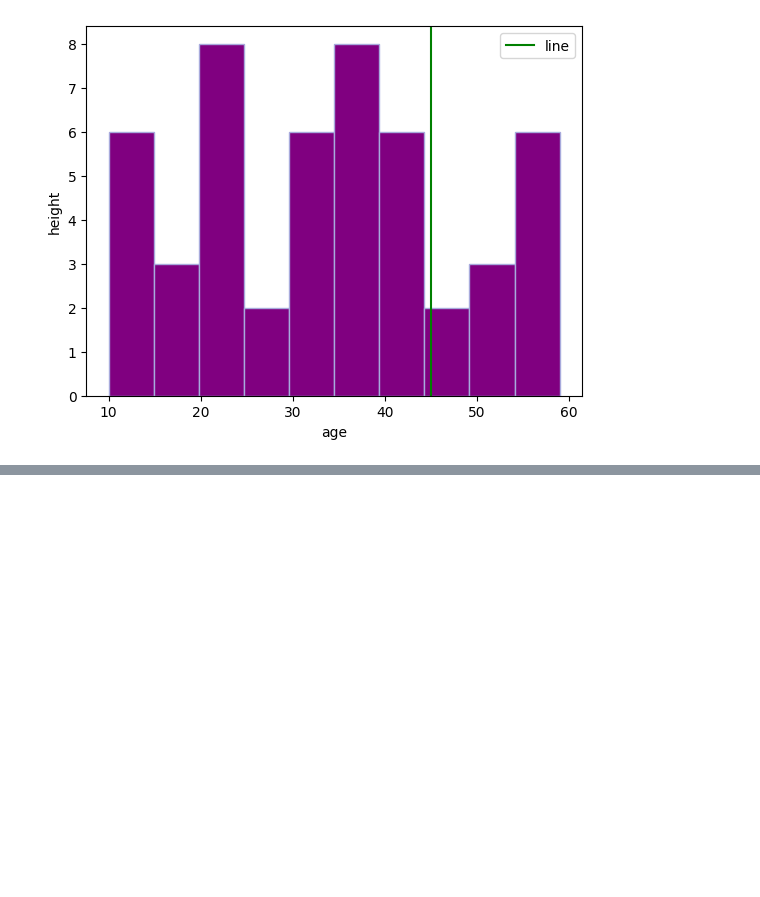
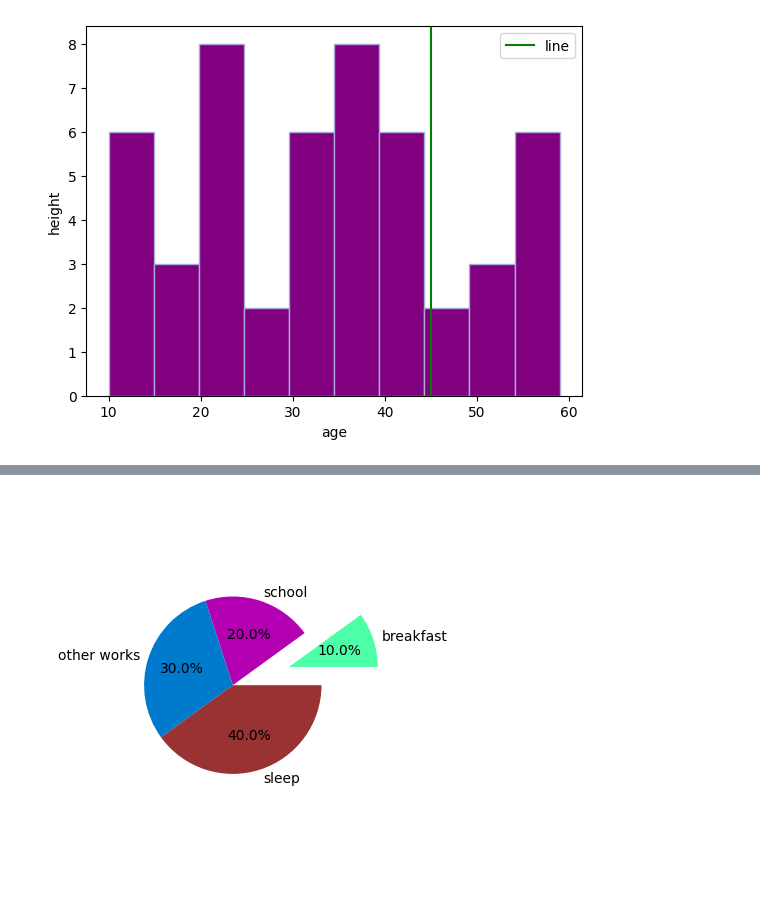
Before and after one commit to NishmthaM/matplotlib_python, a Jupyter notebook: Matplotlib.ipynb, the cells around one changed output, grey strips where cells are left out. Cells and saved outputs as stored; diff of their text form; code cells hidden in the pictures; blank space fills up the shorter version.

```diff
--- a/Matplotlib.ipynb
+++ b/Matplotlib.ipynb
@@ -255,0 +284,12 @@ plt.show()
+# %%
+import matplotlib.pyplot as plt
+x=[10,20,30,40]
+y=["breakfast","school","other works","sleep"]
+
+c=["#4dffa6","#b300b3","#007acc","#993333"]
+
+ex=[0.4,0.0,0.0,0.0]
+plt.pie(x,labels=y,explode=ex,colors=c,autopct="%0.1f%%",radius=0.6) # radius used to alter the size of the circle
+plt.show()
+# %% [output]
+[figure, added]
```
Also changed, not shown: parts of 6 cells of this notebook.
